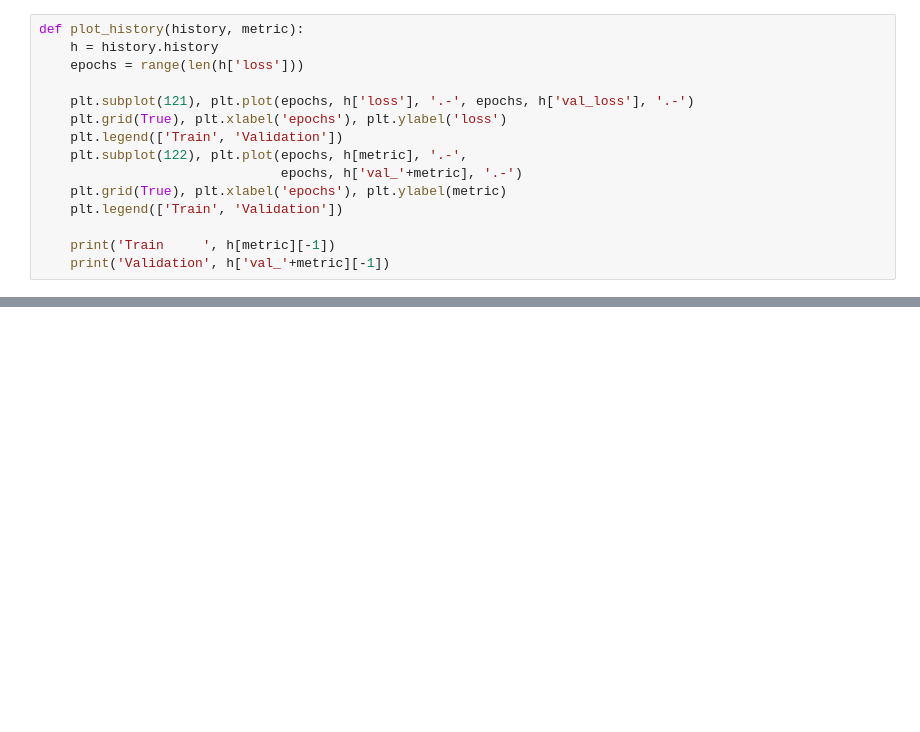
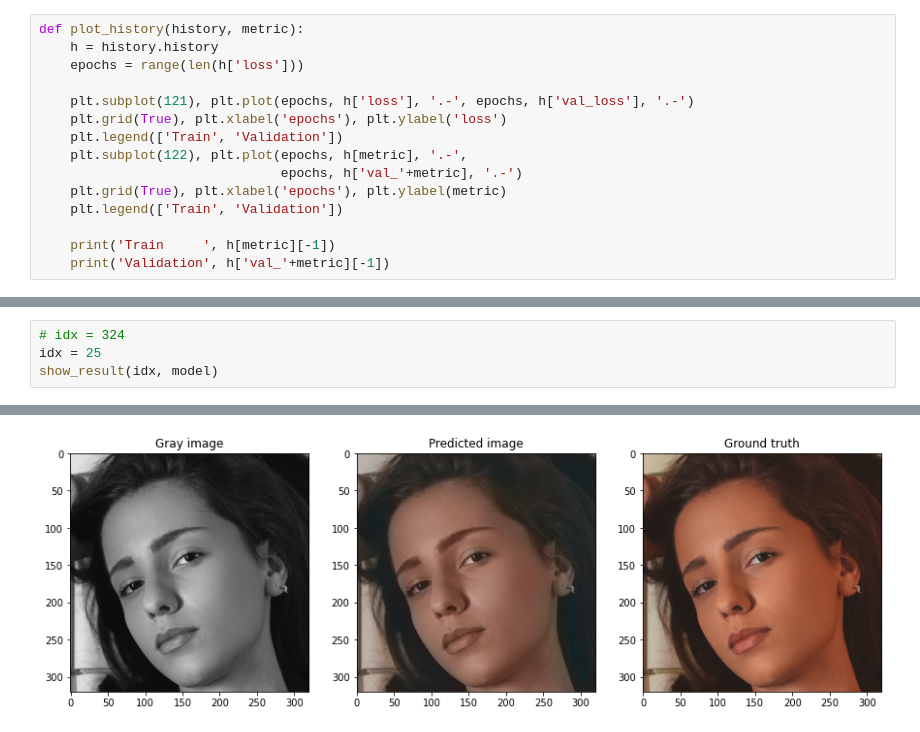
Before and after one commit to pulsatil1/b-w_photos_colorizer, a Jupyter notebook: colorizer.ipynb, the cells around one changed output, grey strips where cells are left out. Cells and saved outputs as stored; diff of their text form; blank space fills up the shorter version.

```diff
--- a/colorizer.ipynb
+++ b/colorizer.ipynb
@@ -319,0 +340,5 @@ Validation 0.03251635283231735
+# %%
+# idx = 324
+idx = 25
+show_result(idx, model)
+# %% [output]
@@ -319,0 +346 @@ Validation 0.03251635283231735
+[figure, added]
```
Also changed, not shown: parts of 17 cells of this notebook.
